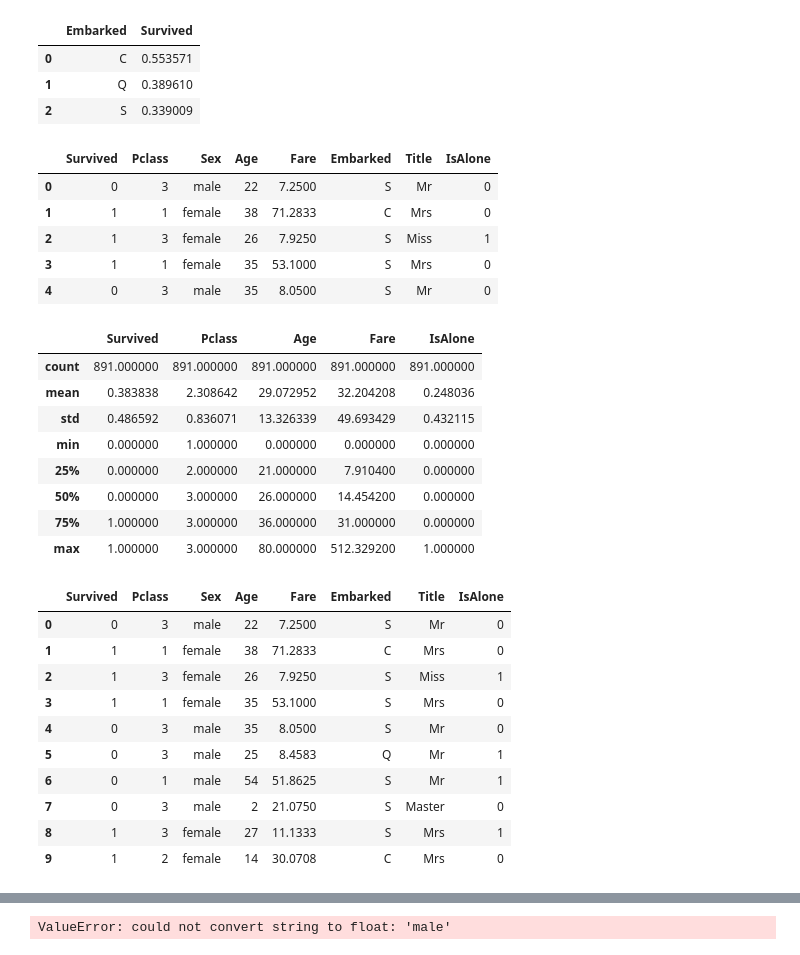
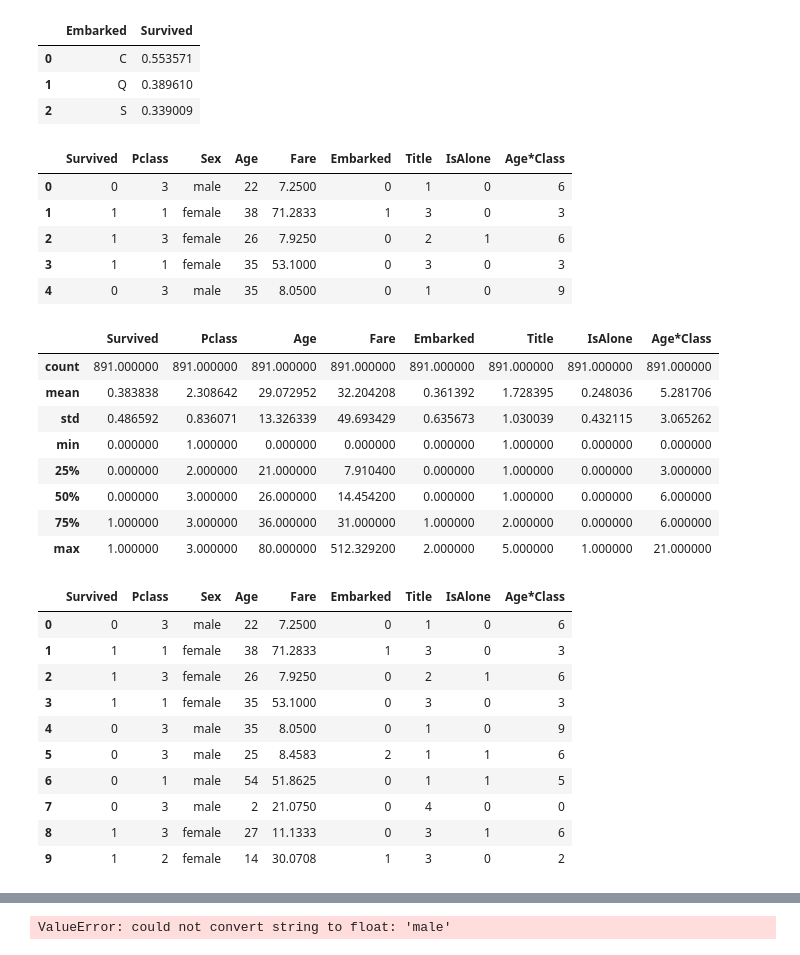
Before and after one commit to windspear07/MachineLearningNotes, a Jupyter notebook: ka/titanic/titanic4.ipynb, the cells around one changed output, grey strips where cells are left out. Drawn from its saved outputs; the diff is of its cells as text; code cells hidden in the pictures.

```diff
--- a/ka/titanic/titanic4.ipynb
+++ b/ka/titanic/titanic4.ipynb
@@ -251,9 +242,9 @@ train_df.head()
 | 4 | 5 | 0 | 3 | Allen, Mr. William Henry | male | 35.0 | 0 | 0 | 8.0500 | S | ... |
 # %%
 #本次放弃将title数值化
-# title_mapping = {"Mr": 1, "Miss": 2, "Mrs": 3, "Master": 4, "Rare": 5}
-# for dataset in combine:
-#     dataset['Title'] = dataset['Title'].map(title_mapping)
-#     dataset['Title'] = dataset['Title'].fillna(0)
+title_mapping = {"Mr": 1, "Miss": 2, "Mrs": 3, "Master": 4, "Rare": 5}
+for dataset in combine:
+    dataset['Title'] = dataset['Title'].map(title_mapping)
+    dataset['Title'] = dataset['Title'].fillna(0)
 
-# train_df.head()
+train_df.head()
@@ -455,7 +441,8 @@ train_df.head()
 # %%
-# for dataset in combine:
-#     dataset['Age*Class'] = dataset.Age//10 * dataset.Pclass
-# train_df.loc[:, ['Age*Class', 'Age', 'Pclass']].head(10)
+for dataset in combine:
+    dataset['Age*Class'] = dataset.Age//10 * dataset.Pclass
+train_df.loc[:, ['Age*Class', 'Age', 'Pclass']].head(10)
+# train_df.head()
 # %% [output]
 |  | Age*Class | Age | Pclass |
 | 0 | 6 | 22 | 3 |
@@ -524,46 +500,46 @@ train_df[['Embarked', 'Survived']].groupby(['Embarked'], as_index=False).mean().
 | 1 | Q | 0.389610 |
 | 2 | S | 0.339009 |
 # %%
-# for dataset in combine:
-#     dataset['Embarked'] = dataset['Embarked'].map( {'S': 0, 'C': 1, 'Q': 2} ).astype(int)
+for dataset in combine:
+    dataset['Embarked'] = dataset['Embarked'].map( {'S': 0, 'C': 1, 'Q': 2} ).astype(int)
 
 train_df.head()
 # %% [output]
-|  | Survived | Pclass | Sex | Age | Fare | Embarked | Title | IsAlone |
-| 0 | 0 | 3 | male | 22 | 7.2500 | S | Mr | 0 |
-| 1 | 1 | 1 | female | 38 | 71.2833 | C | Mrs | 0 |
-| 2 | 1 | 3 | female | 26 | 7.9250 | S | Miss | 1 |
-| 3 | 1 | 1 | female | 35 | 53.1000 | S | Mrs | 0 |
-| 4 | 0 | 3 | male | 35 | 8.0500 | S | Mr | 0 |
+|  | Survived | Pclass | Sex | Age | Fare | Embarked | Title | IsAlone | Age*Class |
+| 0 | 0 | 3 | male | 22 | 7.2500 | 0 | 1 | 0 | 6 |
+| 1 | 1 | 1 | female | 38 | 71.2833 | 1 | 3 | 0 | 3 |
+| 2 | 1 | 3 | female | 26 | 7.9250 | 0 | 2 | 1 | 6 |
+| 3 | 1 | 1 | female | 35 | 53.1000 | 0 | 3 | 0 | 3 |
+| 4 | 0 | 3 | male | 35 | 8.0500 | 0 | 1 | 0 | 9 |
 # %%
 test_df['Fare'].fillna(test_df['Fare'].dropna().median(), inplace=True)
 test_df.head()
 train_df.describe()
 # %% [output]
-|  | Survived | Pclass | Age | Fare | IsAlone |
-| count | 891.000000 | 891.000000 | 891.000000 | 891.000000 | 891.000000 |
-| mean | 0.383838 | 2.308642 | 29.072952 | 32.204208 | 0.248036 |
-| std | 0.486592 | 0.836071 | 13.326339 | 49.693429 | 0.432115 |
-| min | 0.000000 | 1.000000 | 0.000000 | 0.000000 | 0.000000 |
-| 25% | 0.000000 | 2.000000 | 21.000000 | 7.910400 | 0.000000 |
-| 50% | 0.000000 | 3.000000 | 26.000000 | 14.454200 | 0.000000 |
-| 75% | 1.000000 | 3.000000 | 36.000000 | 31.000000 | 0.000000 |
-| max | 1.000000 | 3.000000 | 80.000000 | 512.329200 | 1.000000 |
+|  | Survived | Pclass | Age | Fare | Embarked | Title | IsAlone | Age*Class |
+| count | 891.000000 | 891.000000 | 891.000000 | 891.000000 | 891.000000 | 891.000000 | 891.000000 | 891.000000 |
+| mean | 0.383838 | 2.308642 | 29.072952 | 32.204208 | 0.361392 | 1.728395 | 0.248036 | 5.281706 |
+| std | 0.486592 | 0.836071 | 13.326339 | 49.693429 | 0.635673 | 1.030039 | 0.432115 | 3.065262 |
+| min | 0.000000 | 1.000000 | 0.000000 | 0.000000 | 0.000000 | 1.000000 | 0.000000 | 0.000000 |
+| 25% | 0.000000 | 2.000000 | 21.000000 | 7.910400 | 0.000000 | 1.000000 | 0.000000 | 3.000000 |
+| 50% | 0.000000 | 3.000000 | 26.000000 | 14.454200 | 0.000000 | 1.000000 | 0.000000 | 6.000000 |
+| 75% | 1.000000 | 3.000000 | 36.000000 | 31.000000 | 1.000000 | 2.000000 | 0.000000 | 6.000000 |
+| max | 1.000000 | 3.000000 | 80.000000 | 512.329200 | 2.000000 | 5.000000 | 1.000000 | 21.000000 |
 # %%
 # train_df=train_df.drop(['sp'],axis=1)
 train_df.head(10)
 # %% [output]
-|  | Survived | Pclass | Sex | Age | Fare | Embarked | Title | IsAlone |
-| 0 | 0 | 3 | male | 22 | 7.2500 | S | Mr | 0 |
-| 1 | 1 | 1 | female | 38 | 71.2833 | C | Mrs | 0 |
-| 2 | 1 | 3 | female | 26 | 7.9250 | S | Miss | 1 |
-| 3 | 1 | 1 | female | 35 | 53.1000 | S | Mrs | 0 |
-| 4 | 0 | 3 | male | 35 | 8.0500 | S | Mr | 0 |
-| 5 | 0 | 3 | male | 25 | 8.4583 | Q | Mr | 1 |
-| 6 | 0 | 1 | male | 54 | 51.8625 | S | Mr | 1 |
-| 7 | 0 | 3 | male | 2 | 21.0750 | S | Master | 0 |
-| 8 | 1 | 3 | female | 27 | 11.1333 | S | Mrs | 1 |
-| 9 | 1 | 2 | female | 14 | 30.0708 | C | Mrs | 0 |
+|  | Survived | Pclass | Sex | Age | Fare | Embarked | Title | IsAlone | Age*Class |
+| 0 | 0 | 3 | male | 22 | 7.2500 | 0 | 1 | 0 | 6 |
+| 1 | 1 | 1 | female | 38 | 71.2833 | 1 | 3 | 0 | 3 |
+| 2 | 1 | 3 | female | 26 | 7.9250 | 0 | 2 | 1 | 6 |
+| 3 | 1 | 1 | female | 35 | 53.1000 | 0 | 3 | 0 | 3 |
+| 4 | 0 | 3 | male | 35 | 8.0500 | 0 | 1 | 0 | 9 |
+| 5 | 0 | 3 | male | 25 | 8.4583 | 2 | 1 | 1 | 6 |
+| 6 | 0 | 1 | male | 54 | 51.8625 | 0 | 1 | 1 | 5 |
+| 7 | 0 | 3 | male | 2 | 21.0750 | 0 | 4 | 0 | 0 |
+| 8 | 1 | 3 | female | 27 | 11.1333 | 0 | 3 | 1 | 6 |
+| 9 | 1 | 2 | female | 14 | 30.0708 | 1 | 3 | 0 | 2 |
 # %%
 # train_df=train_df.drop(["Age*Class"],axis=1)
 # test_df=test_df.drop(["Age*Class"],axis=1)
```
Also changed, not shown: parts of 51 cells of this notebook, 3 other files.
